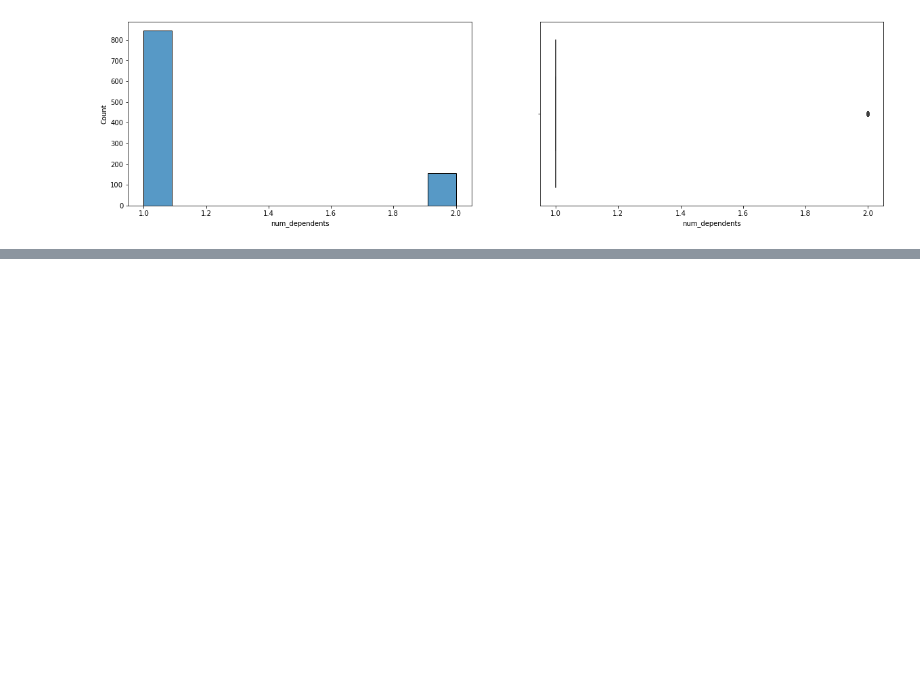
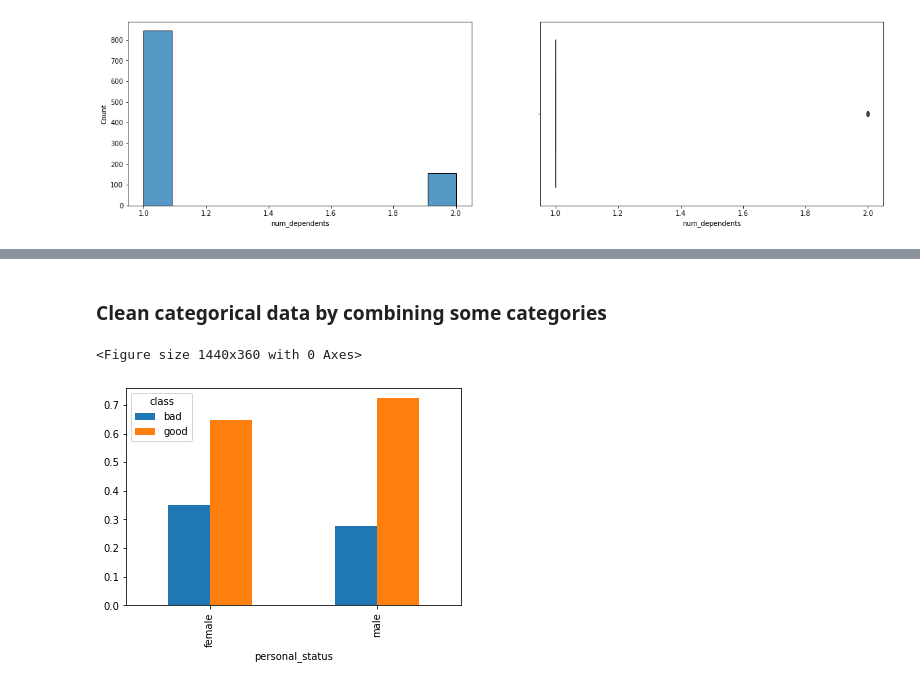
Before and after one commit to vjohnson22/credit_card_risk, a Jupyter notebook: credit_risk_analysis.ipynb, the cells around one changed output, grey strips where cells are left out. Cells and saved outputs as stored; diff of their text form; code cells hidden in the pictures; blank space fills up the shorter version.

```diff
--- a/credit_risk_analysis.ipynb
+++ b/credit_risk_analysis.ipynb
@@ -430,0 +420,20 @@ X_train.shape, X_test.shape, y_train.shape, y_test.shape
+# %% [markdown]
+### Clean categorical data by combining some categories
+# %%
+## making copy
+
+X_categories_combined = df_outliers_treated.copy()
+# %%
+def comparison_bar_chart(df, feature):
+    plt.figure(figsize = (20,5))
+    pd.crosstab(df[feature], y['class'], normalize= 'index').plot(kind='bar')
+    plt.show()
+# %%
+## replacing personal_status with gender. FIGURE OUT HOW TO FIND REPLACE STUFF W DICTIONARIES
+
+X_categories_combined['personal_status']= X_categories_combined['personal_status'].apply(lambda x: 'female' if x.split(' ')[0] == 'female' else 'male' )
+# %%
+comparison_bar_chart(X_categories_combined, 'personal_status')
+# %% [output]
+<Figure size 1440x360 with 0 Axes>
+[figure, added]
```
Also changed, not shown: parts of 33 cells of this notebook.
